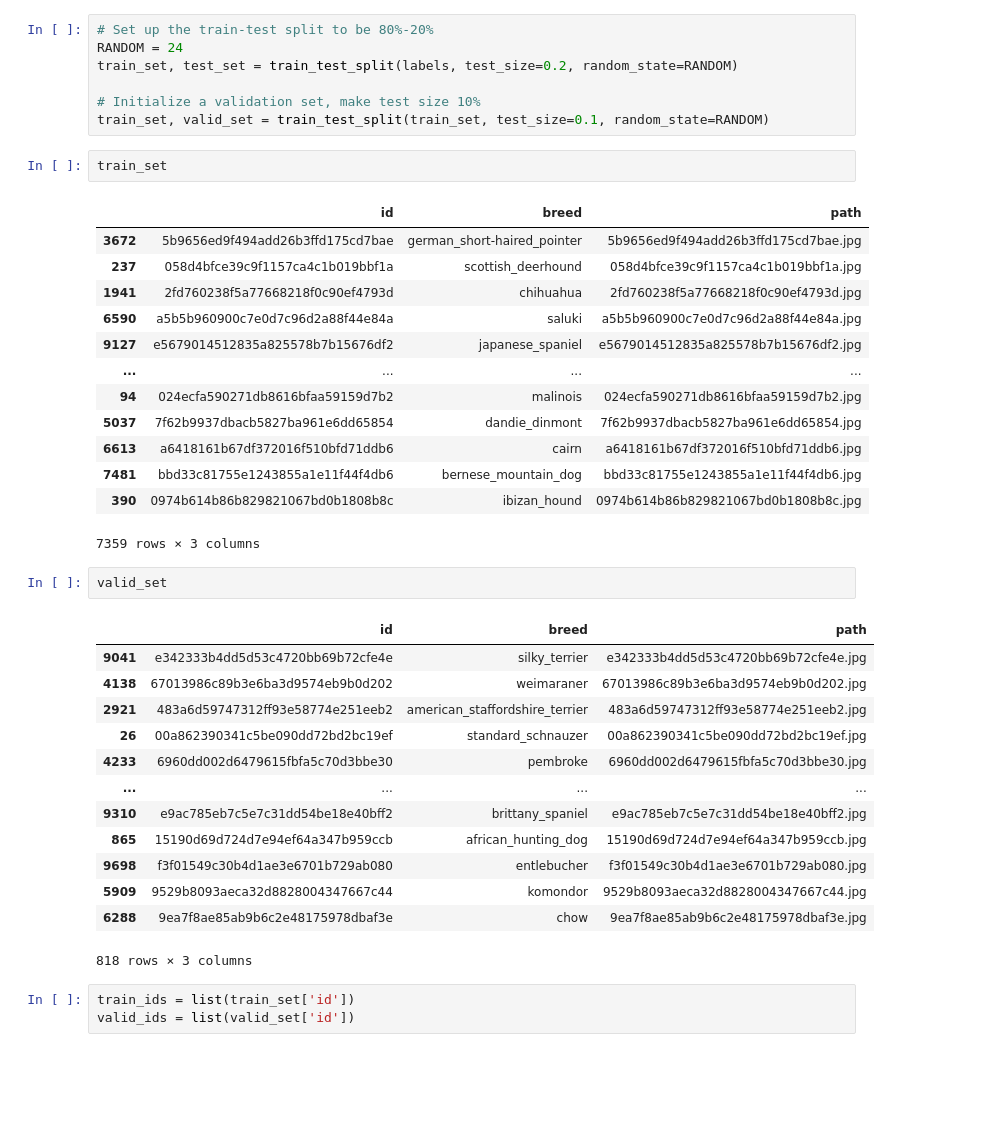
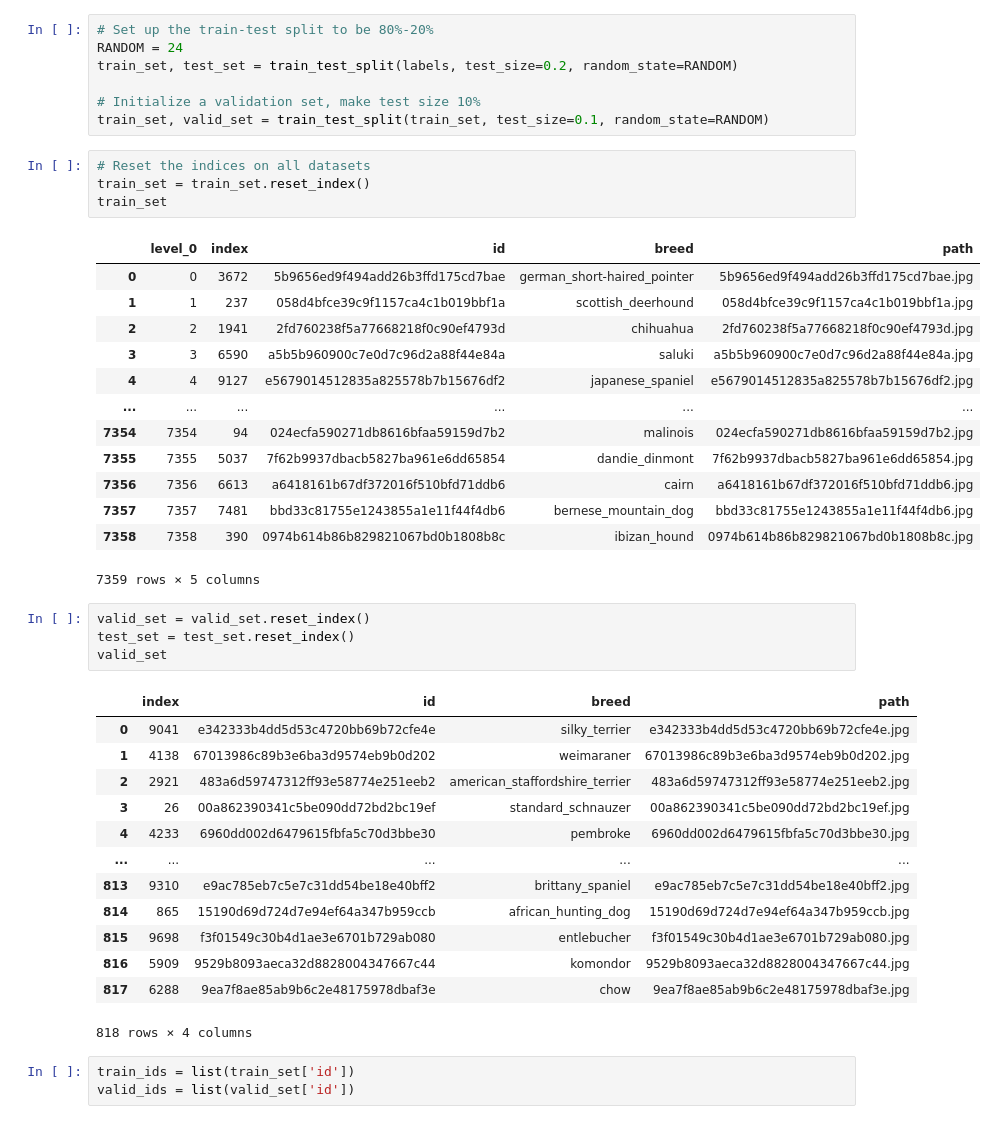
Before and after one commit to matthewjchin/dogbreedclassification, a Jupyter notebook: dog_breed_class.ipynb, the cells around one changed output. Saved outputs shown, nothing was run; the diff lists cells and outputs as text; blank space fills up the shorter version.

```diff
--- a/dog_breed_class.ipynb
+++ b/dog_breed_class.ipynb
@@ -545,37 +545,41 @@ train_set, test_set = train_test_split(labels, test_size=0.2, random_state=RANDO
 # Initialize a validation set, make test size 10%
 train_set, valid_set = train_test_split(train_set, test_size=0.1, random_state=RANDOM)
 # %%
+# Reset the indices on all datasets
+train_set = train_set.reset_index()
 train_set
 # %% [output]
-|  | id | breed | path |
-| 3672 | 5b9656ed9f494add26b3ffd175cd7bae | german_short-haired_pointer | 5b9656ed9f494add26b3ffd175cd7bae.jpg |
-| 237 | 058d4bfce39c9f1157ca4c1b019bbf1a | scottish_deerhound | 058d4bfce39c9f1157ca4c1b019bbf1a.jpg |
-| 1941 | 2fd760238f5a77668218f0c90ef4793d | chihuahua | 2fd760238f5a77668218f0c90ef4793d.jpg |
-| 6590 | a5b5b960900c7e0d7c96d2a88f44e84a | saluki | a5b5b960900c7e0d7c96d2a88f44e84a.jpg |
-| 9127 | e5679014512835a825578b7b15676df2 | japanese_spaniel | e5679014512835a825578b7b15676df2.jpg |
-| ... | ... | ... | ... |
-| 94 | 024ecfa590271db8616bfaa59159d7b2 | malinois | 024ecfa590271db8616bfaa59159d7b2.jpg |
-| 5037 | 7f62b9937dbacb5827ba961e6dd65854 | dandie_dinmont | 7f62b9937dbacb5827ba961e6dd65854.jpg |
-| 6613 | a6418161b67df372016f510bfd71ddb6 | cairn | a6418161b67df372016f510bfd71ddb6.jpg |
-| 7481 | bbd33c81755e1243855a1e11f44f4db6 | bernese_mountain_dog | bbd33c81755e1243855a1e11f44f4db6.jpg |
-| 390 | 0974b614b86b829821067bd0b1808b8c | ibizan_hound | 0974b614b86b829821067bd0b1808b8c.jpg |
+|  | level_0 | index | id | breed | path |
+| 0 | 0 | 3672 | 5b9656ed9f494add26b3ffd175cd7bae | german_short-haired_pointer | 5b9656ed9f494add26b3ffd175cd7bae.jpg |
+| 1 | 1 | 237 | 058d4bfce39c9f1157ca4c1b019bbf1a | scottish_deerhound | 058d4bfce39c9f1157ca4c1b019bbf1a.jpg |
+| 2 | 2 | 1941 | 2fd760238f5a77668218f0c90ef4793d | chihuahua | 2fd760238f5a77668218f0c90ef4793d.jpg |
+| 3 | 3 | 6590 | a5b5b960900c7e0d7c96d2a88f44e84a | saluki | a5b5b960900c7e0d7c96d2a88f44e84a.jpg |
+| 4 | 4 | 9127 | e5679014512835a825578b7b15676df2 | japanese_spaniel | e5679014512835a825578b7b15676df2.jpg |
+| ... | ... | ... | ... | ... | ... |
+| 7354 | 7354 | 94 | 024ecfa590271db8616bfaa59159d7b2 | malinois | 024ecfa590271db8616bfaa59159d7b2.jpg |
+| 7355 | 7355 | 5037 | 7f62b9937dbacb5827ba961e6dd65854 | dandie_dinmont | 7f62b9937dbacb5827ba961e6dd65854.jpg |
+| 7356 | 7356 | 6613 | a6418161b67df372016f510bfd71ddb6 | cairn | a6418161b67df372016f510bfd71ddb6.jpg |
+| 7357 | 7357 | 7481 | bbd33c81755e1243855a1e11f44f4db6 | bernese_mountain_dog | bbd33c81755e1243855a1e11f44f4db6.jpg |
+| 7358 | 7358 | 390 | 0974b614b86b829821067bd0b1808b8c | ibizan_hound | 0974b614b86b829821067bd0b1808b8c.jpg |
-7359 rows × 3 columns
+7359 rows × 5 columns
 # %%
+valid_set = valid_set.reset_index()
+test_set = test_set.reset_index()
 valid_set
 # %% [output]
-|  | id | breed | path |
-| 9041 | e342333b4dd5d53c4720bb69b72cfe4e | silky_terrier | e342333b4dd5d53c4720bb69b72cfe4e.jpg |
-| 4138 | 67013986c89b3e6ba3d9574eb9b0d202 | weimaraner | 67013986c89b3e6ba3d9574eb9b0d202.jpg |
-| 2921 | 483a6d59747312ff93e58774e251eeb2 | american_staffordshire_terrier | 483a6d59747312ff93e58774e251eeb2.jpg |
-| 26 | 00a862390341c5be090dd72bd2bc19ef | standard_schnauzer | 00a862390341c5be090dd72bd2bc19ef.jpg |
-| 4233 | 6960dd002d6479615fbfa5c70d3bbe30 | pembroke | 6960dd002d6479615fbfa5c70d3bbe30.jpg |
-| ... | ... | ... | ... |
-| 9310 | e9ac785eb7c5e7c31dd54be18e40bff2 | brittany_spaniel | e9ac785eb7c5e7c31dd54be18e40bff2.jpg |
-| 865 | 15190d69d724d7e94ef64a347b959ccb | african_hunting_dog | 15190d69d724d7e94ef64a347b959ccb.jpg |
-| 9698 | f3f01549c30b4d1ae3e6701b729ab080 | entlebucher | f3f01549c30b4d1ae3e6701b729ab080.jpg |
-| 5909 | 9529b8093aeca32d8828004347667c44 | komondor | 9529b8093aeca32d8828004347667c44.jpg |
-| 6288 | 9ea7f8ae85ab9b6c2e48175978dbaf3e | chow | 9ea7f8ae85ab9b6c2e48175978dbaf3e.jpg |
+|  | index | id | breed | path |
+| 0 | 9041 | e342333b4dd5d53c4720bb69b72cfe4e | silky_terrier | e342333b4dd5d53c4720bb69b72cfe4e.jpg |
+| 1 | 4138 | 67013986c89b3e6ba3d9574eb9b0d202 | weimaraner | 67013986c89b3e6ba3d9574eb9b0d202.jpg |
+| 2 | 2921 | 483a6d59747312ff93e58774e251eeb2 | american_staffordshire_terrier | 483a6d59747312ff93e58774e251eeb2.jpg |
+| 3 | 26 | 00a862390341c5be090dd72bd2bc19ef | standard_schnauzer | 00a862390341c5be090dd72bd2bc19ef.jpg |
+| 4 | 4233 | 6960dd002d6479615fbfa5c70d3bbe30 | pembroke | 6960dd002d6479615fbfa5c70d3bbe30.jpg |
+| ... | ... | ... | ... | ... |
+| 813 | 9310 | e9ac785eb7c5e7c31dd54be18e40bff2 | brittany_spaniel | e9ac785eb7c5e7c31dd54be18e40bff2.jpg |
+| 814 | 865 | 15190d69d724d7e94ef64a347b959ccb | african_hunting_dog | 15190d69d724d7e94ef64a347b959ccb.jpg |
+| 815 | 9698 | f3f01549c30b4d1ae3e6701b729ab080 | entlebucher | f3f01549c30b4d1ae3e6701b729ab080.jpg |
+| 816 | 5909 | 9529b8093aeca32d8828004347667c44 | komondor | 9529b8093aeca32d8828004347667c44.jpg |
+| 817 | 6288 | 9ea7f8ae85ab9b6c2e48175978dbaf3e | chow | 9ea7f8ae85ab9b6c2e48175978dbaf3e.jpg |
-818 rows × 3 columns
+818 rows × 4 columns
 # %%
 train_ids = list(train_set['id'])
 valid_ids = list(valid_set['id'])
```
Also changed, not shown: parts of 9 cells of this notebook.
